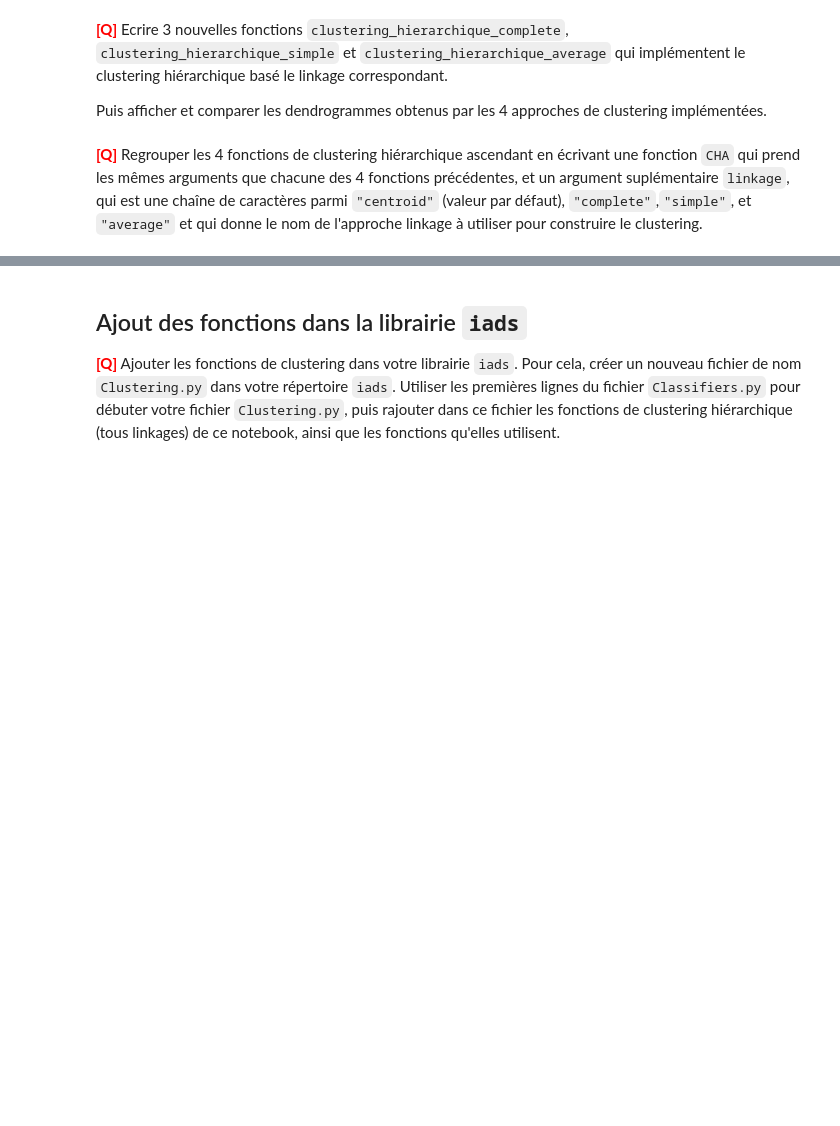
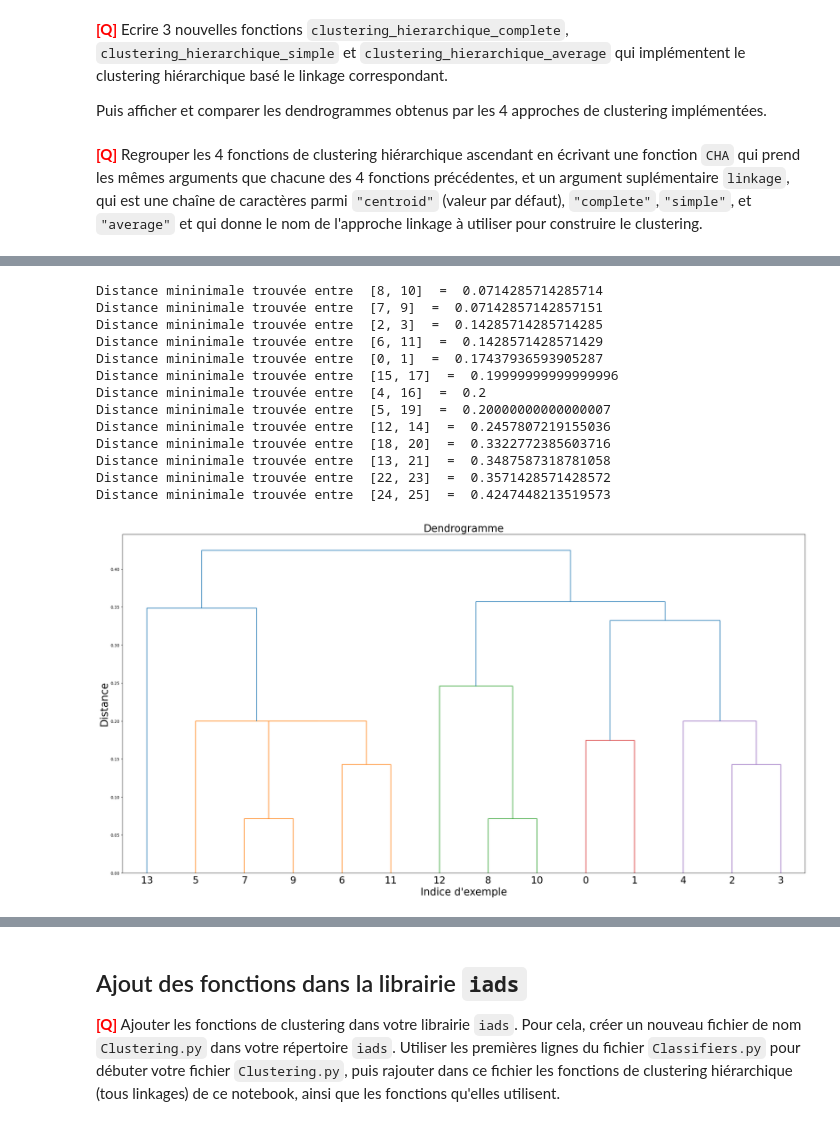
Before and after one commit to iLykTurtlz/MLAlgorithms3, a Jupyter notebook: tme-08/tme-08.ipynb, the cells around one changed output, grey strips where cells are left out. Saved outputs shown, nothing was run; the diff lists cells and outputs as text; code cells hidden in the pictures; blank space fills up the shorter version.

```diff
--- a/tme-08/tme-08.ipynb
+++ b/tme-08/tme-08.ipynb
@@ -427,0 +650,17 @@ def CHA(DF,linkage='centroid', verbose=False,dendrogramme=False):
+# %%
+CHA(data_2D_norm,linkage='simple',verbose=True,dendrogramme=True)
+# %% [output]
+Distance mininimale trouvée entre  [8, 10]  =  0.0714285714285714
+Distance mininimale trouvée entre  [7, 9]  =  0.07142857142857151
+Distance mininimale trouvée entre  [2, 3]  =  0.14285714285714285
+Distance mininimale trouvée entre  [6, 11]  =  0.1428571428571429
+Distance mininimale trouvée entre  [0, 1]  =  0.17437936593905287
+Distance mininimale trouvée entre  [15, 17]  =  0.19999999999999996
+Distance mininimale trouvée entre  [4, 16]  =  0.2
+Distance mininimale trouvée entre  [5, 19]  =  0.20000000000000007
+Distance mininimale trouvée entre  [12, 14]  =  0.2457807219155036
+Distance mininimale trouvée entre  [18, 20]  =  0.3322772385603716
+Distance mininimale trouvée entre  [13, 21]  =  0.3487587318781058
+Distance mininimale trouvée entre  [22, 23]  =  0.3571428571428572
+Distance mininimale trouvée entre  [24, 25]  =  0.4247448213519573
+[figure, added]
```
Also changed, not shown: parts of 37 cells of this notebook, 3 other files.
